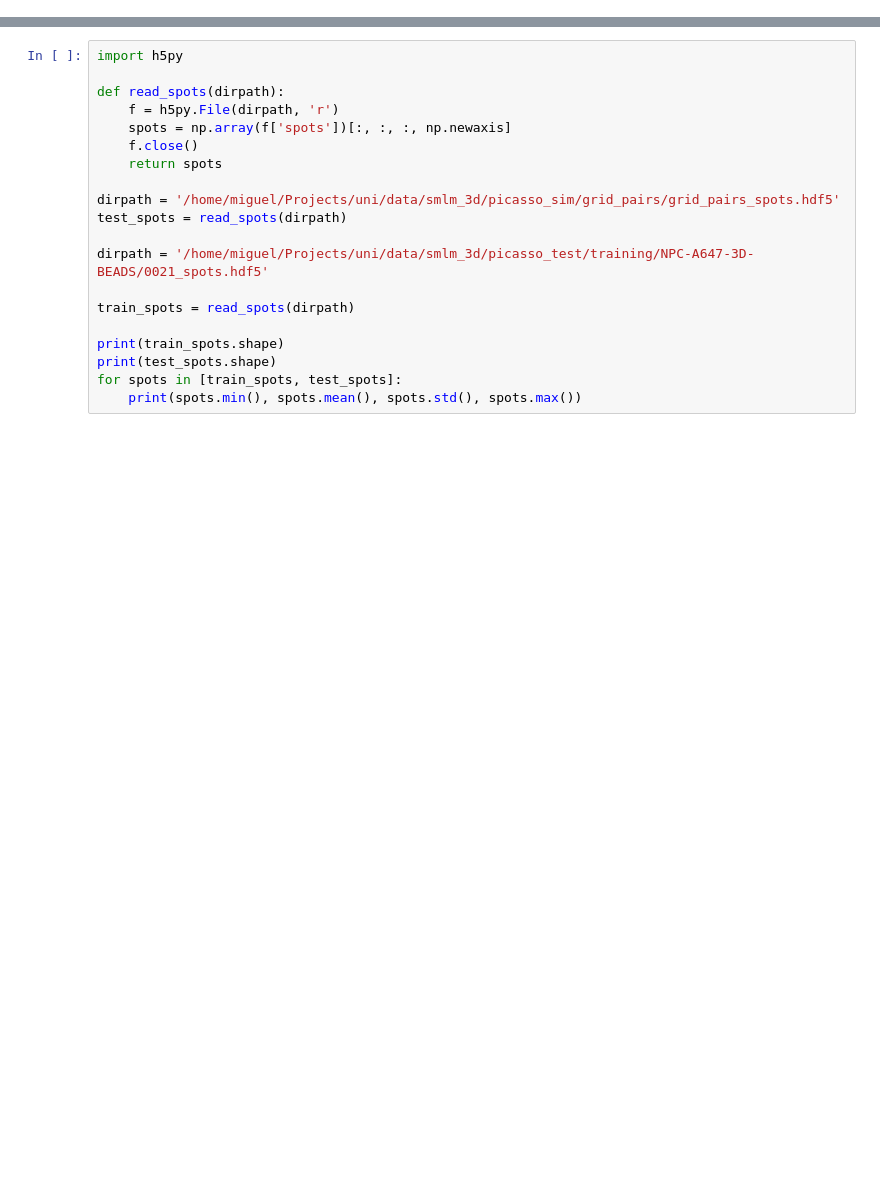
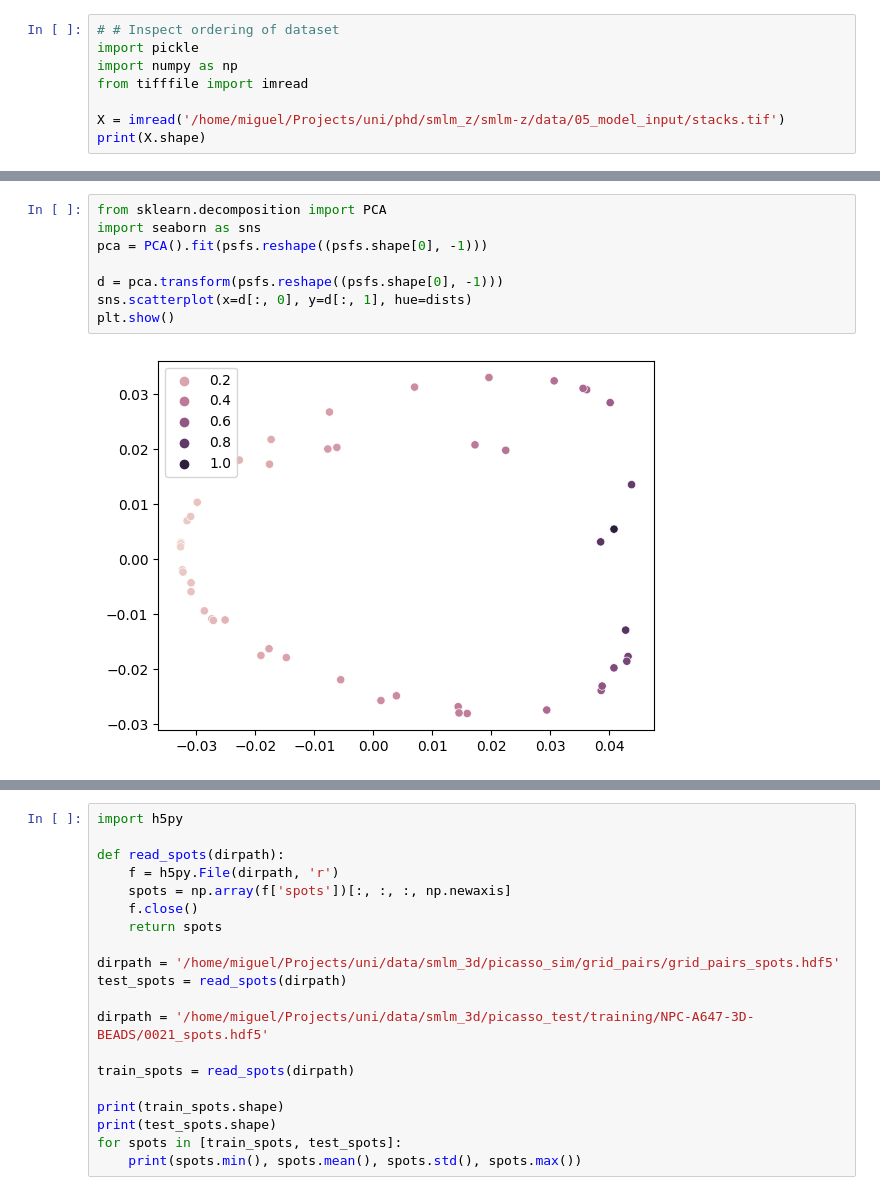
Before and after one commit to mb1069/easyZloc, a Jupyter notebook: experiments/scratchbook.ipynb, the cells around one changed output, grey strips where cells are left out. Drawn from its saved outputs; the diff is of its cells as text; blank space fills up the shorter version.

```diff
--- a/experiments/scratchbook.ipynb
+++ b/experiments/scratchbook.ipynb
@@ -0,0 +25,8 @@
+# %%
+# # Inspect ordering of dataset
+import pickle
+import numpy as np
+from tifffile import imread
+
+X = imread('/home/miguel/Projects/uni/phd/smlm_z/smlm-z/data/05_model_input/stacks.tif')
+print(X.shape)
@@ -0,0 +261,10 @@
+# %%
+from sklearn.decomposition import PCA
+import seaborn as sns
+pca = PCA().fit(psfs.reshape((psfs.shape[0], -1)))
+
+d = pca.transform(psfs.reshape((psfs.shape[0], -1)))
+sns.scatterplot(x=d[:, 0], y=d[:, 1], hue=dists)
+plt.show()
+# %% [output]
+[figure, added]
```
Also changed, not shown: parts of 40 cells of this notebook, 36 other files.
